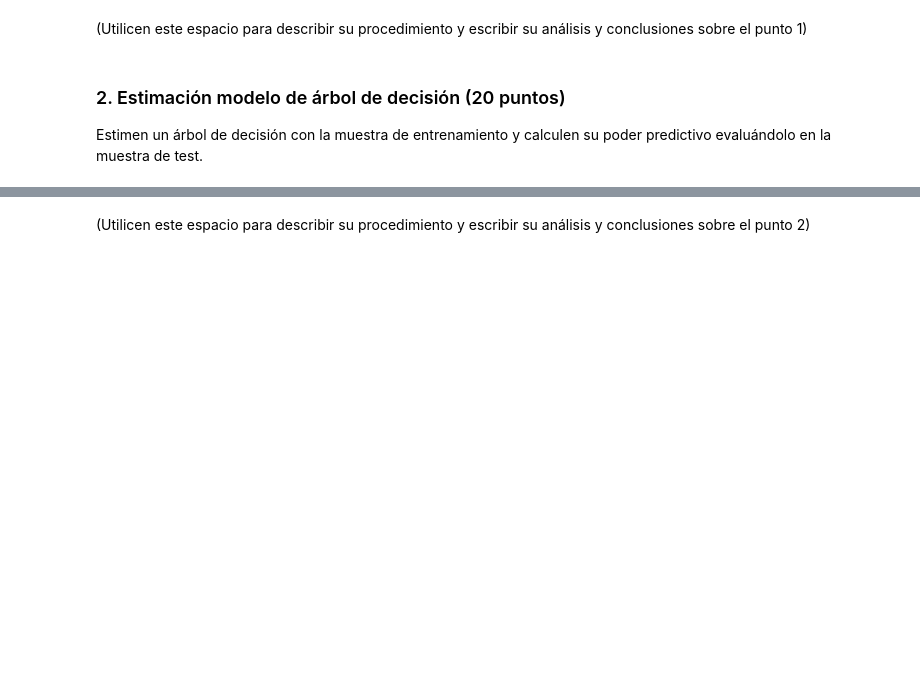
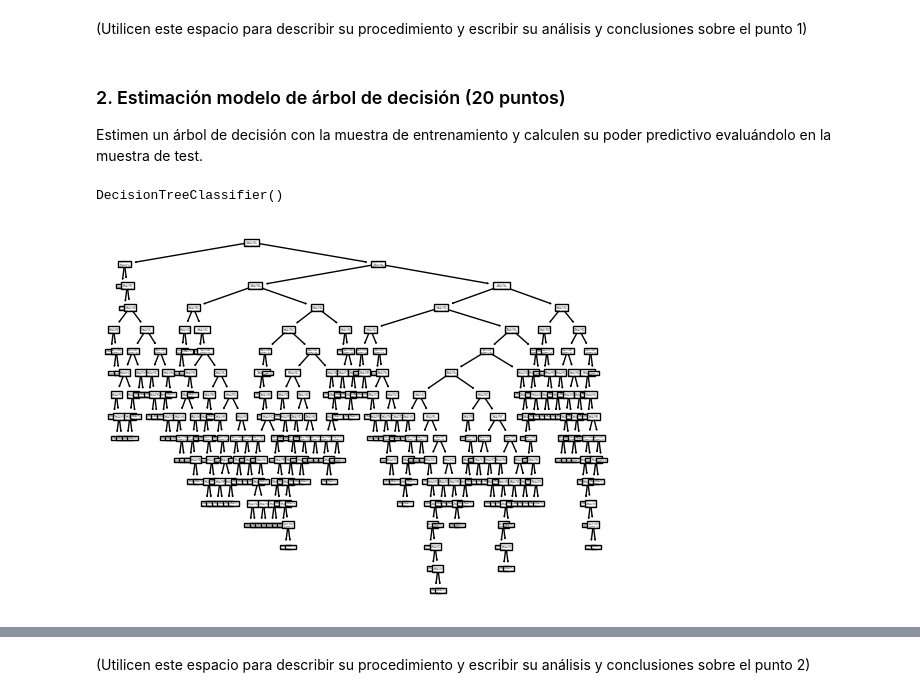
Before and after one commit to carrasquintero/Entrega_ETL, a Jupyter notebook: ML/Caso aplicación de árboles de decisión y ensamblajes.ipynb, the cells around one changed output, grey strips where cells are left out. Cells and saved outputs as stored; diff of their text form; code cells hidden in the pictures; blank space fills up the shorter version.

```diff
--- a/ML/Caso aplicación de árboles de decisión y ensamblajes.ipynb
+++ b/ML/Caso aplicación de árboles de decisión y ensamblajes.ipynb
@@ -91,3 +91,12 @@ XTrain, XTest, yTrain, yTest = train_test_split(XTotal, yTotal, test_size=0.33,
 Estimen un árbol de decisión con la muestra de entrenamiento y calculen su poder predictivo evaluándolo en la muestra de test.
 # %%
 #### Utilicen este espacio para escribir los códigos del procedimiento del punto 2 ####
+clfTree = DecisionTreeClassifier()
+clfTree.fit(XTrain, yTrain)
+# %% [output]
+DecisionTreeClassifier()
+# %%
+plot_tree(clfTree)
+plt.show()
+# %% [output]
+[figure, added]
```
Also changed, not shown: parts of 5 cells of this notebook.
